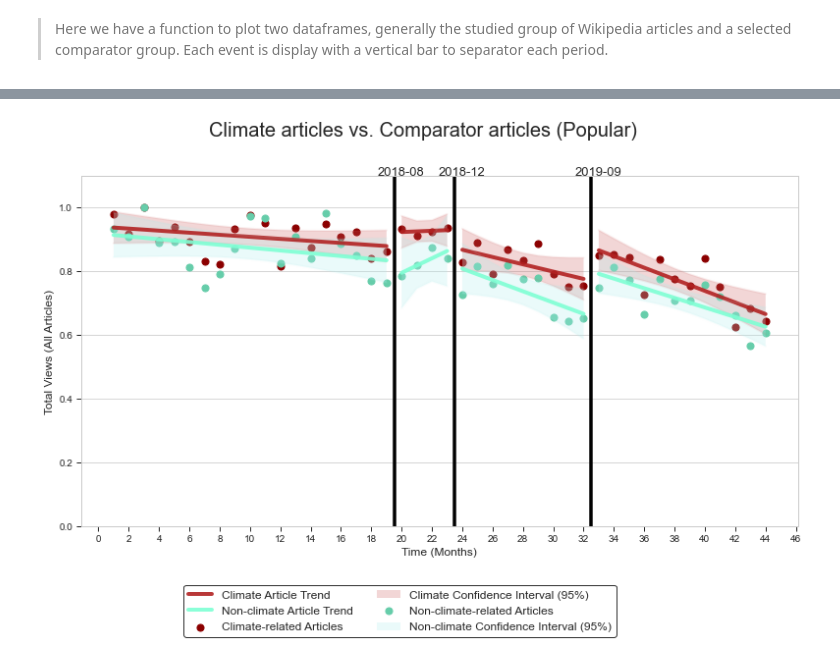
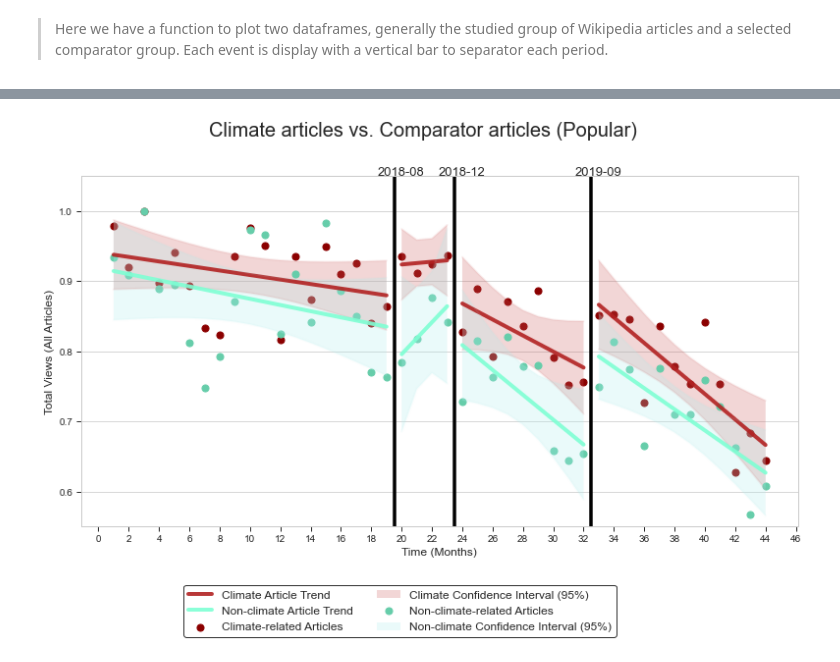
Before and after one commit to epfl-ada/ada-2020-project-milestone-p3-p3_tadaa, a Jupyter notebook: creative_extension.ipynb, the cells around one changed output, grey strips where cells are left out. Cells and saved outputs as stored; diff of their text form; code cells hidden in the pictures.

```diff
--- a/creative_extension.ipynb
+++ b/creative_extension.ipynb
@@ -412,16 +427,18 @@ plot_comparator(dfs=dfs, lin_reg_res=regs, params=params)
 # %%
 #Use the function for science articles
 params={
     "title" : "Climate articles vs. Comparator articles (Popular)",
     "xlabel" : "Time (Months)",
     "ylabel" : "Total Views (All Articles)",
     "filename" : "climate_vs_comparator2.png",
     "ci" : "95%",
     "names" : ("Climate","Non-climate"),
-    "intervals" : INTERVALS2
+    "intervals" : INTERVALS2,
+    "bottom" : 0.55,
+    "top" : 1.05
 }
 dfs=(sci_art_cc_agg, sci_art_control_agg)
 regs=(sci_art_cc_reg, sci_art_control_reg)
 plot_comparator(dfs=dfs, lin_reg_res=regs, params=params)
 # %% [output]
-[figure, old version]
+[figure, new version]
```
Also changed, not shown: parts of 4 cells of this notebook, 1 other file.
